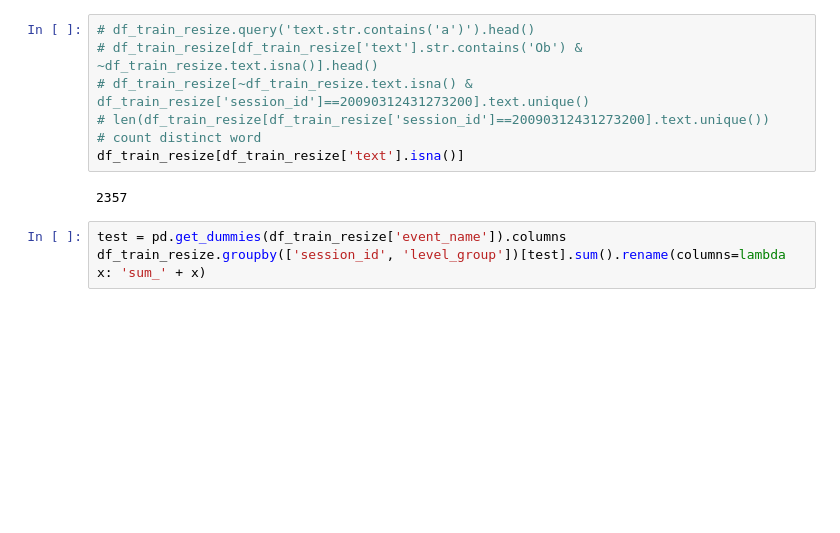
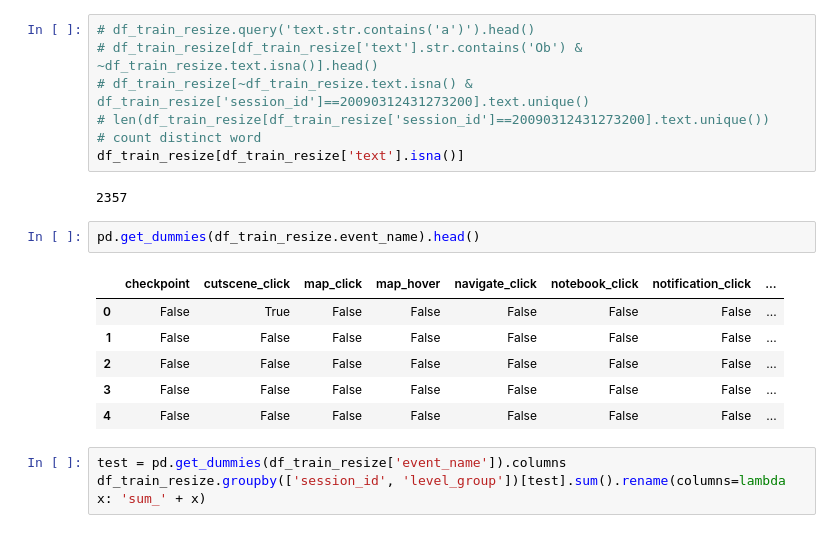
Before and after one commit to sitsawek/predict_student_performance_from_game_play, a Jupyter notebook: predict-student-performance-from-game-play.ipynb, the cells around one changed output. Cells and saved outputs as stored; diff of their text form; blank space fills up the shorter version.

```diff
--- a/predict-student-performance-from-game-play.ipynb
+++ b/predict-student-performance-from-game-play.ipynb
@@ -358,6 +358,15 @@ a.head()
 df_train_resize[df_train_resize['text'].isna()]
 # %% [output]
 2357
+# %%
+pd.get_dummies(df_train_resize.event_name).head()
+# %% [output]
+|  | checkpoint | cutscene_click | map_click | map_hover | navigate_click | notebook_click | notification_click | ... |
+| 0 | False | True | False | False | False | False | False | ... |
+| 1 | False | False | False | False | False | False | False | ... |
+| 2 | False | False | False | False | False | False | False | ... |
+| 3 | False | False | False | False | False | False | False | ... |
+| 4 | False | False | False | False | False | False | False | ... |
 # %%
 test = pd.get_dummies(df_train_resize['event_name']).columns
 df_train_resize.groupby(['session_id', 'level_group'])[test].sum().rename(columns=lambda x: 'sum_' + x)
```
Also changed, not shown: parts of 1 cell of this notebook.
